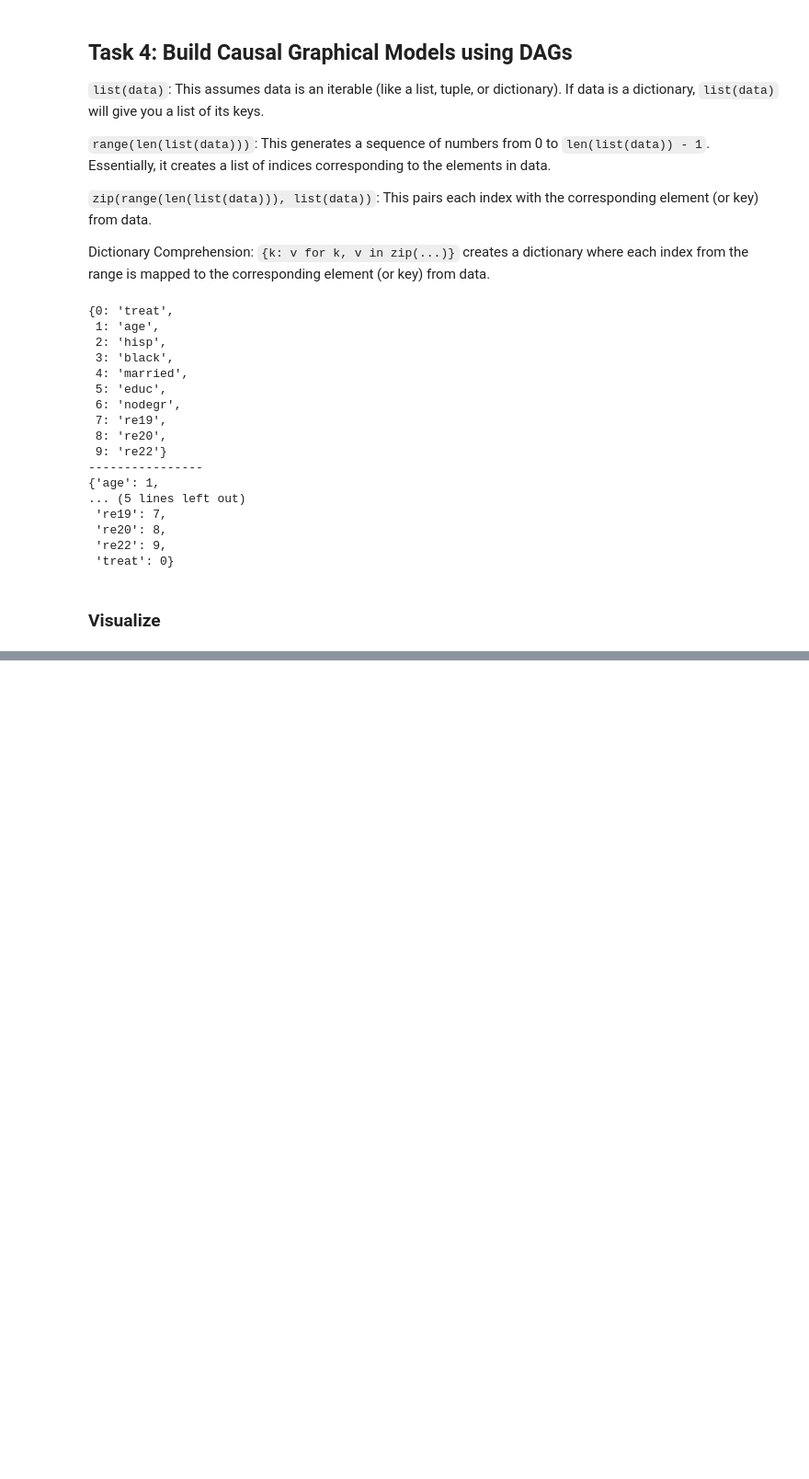
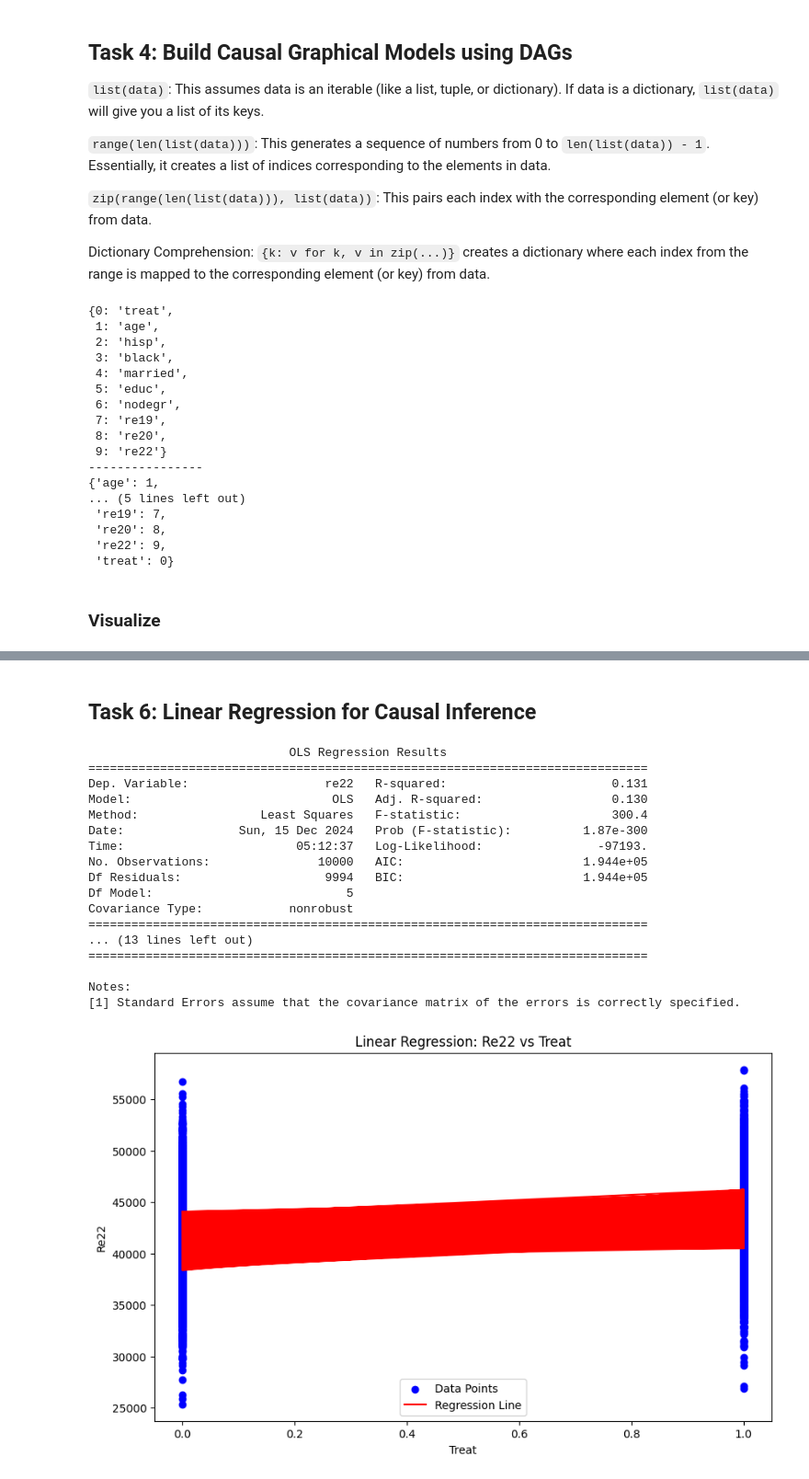
Before and after one commit to lshriver/causal-relations, a Jupyter notebook: causality.ipynb, the cells around one changed output, grey strips where cells are left out. Shown at 92% size. Drawn from its saved outputs; the diff is of its cells as text; code cells hidden in the pictures; blank space fills up the shorter version.

```diff
--- a/causality.ipynb
+++ b/causality.ipynb
@@ -165,0 +174,48 @@ plt.show()
+# %% [markdown]
+## Task 6: Linear Regression for Causal Inference
+# %%
+import matplotlib.pyplot as plt
+import statsmodels.api as sm
+
+# Select the right variables:
+X = data[variables]
+
+# Perform a linear regression:
+X = sm.add_constant(X)
+y = data['re22']
+
+model = sm.OLS(y, X)
+results = model.fit()
+
+# Print a model summary:
+print(results.summary())
+
+# Plot the regression line for one variable, e.g., 'treat'
+plt.figure(figsize=(10, 6))
+plt.scatter(data['treat'], y, label='Data Points', color='blue')
+plt.plot(data['treat'], results.predict(X), label='Regression Line', color='red')
+
+plt.xlabel('Treat')
+plt.ylabel('Re22')
+plt.title('Linear Regression: Re22 vs Treat')
+plt.legend()
+plt.show()
+# %% [output]
+                            OLS Regression Results
+==============================================================================
+Dep. Variable:                   re22   R-squared:                       0.131
+Model:                            OLS   Adj. R-squared:                  0.130
+Method:                 Least Squares   F-statistic:                     300.4
+Date:                Sun, 15 Dec 2024   Prob (F-statistic):          1.87e-300
+Time:                        05:12:37   Log-Likelihood:                -97193.
+No. Observations:               10000   AIC:                         1.944e+05
+Df Residuals:                    9994   BIC:                         1.944e+05
+Df Model:                           5
+Covariance Type:            nonrobust
+==============================================================================
+... (13 lines left out)
+==============================================================================
+
+Notes:
+[1] Standard Errors assume that the covariance matrix of the errors is correctly specified.
+[figure, added]
```
Also changed, not shown: parts of 5 cells of this notebook.
